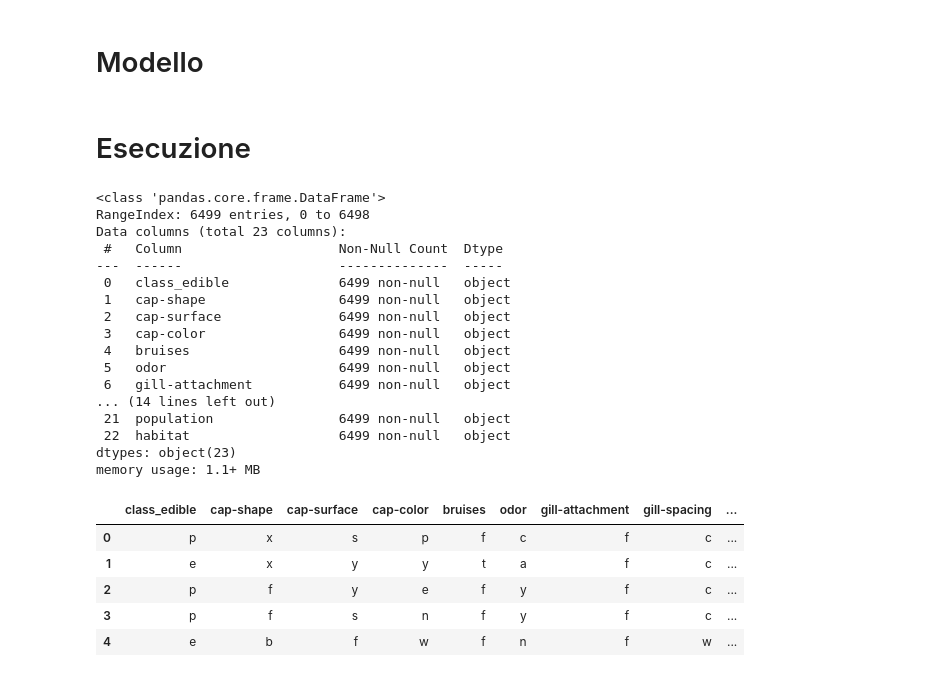
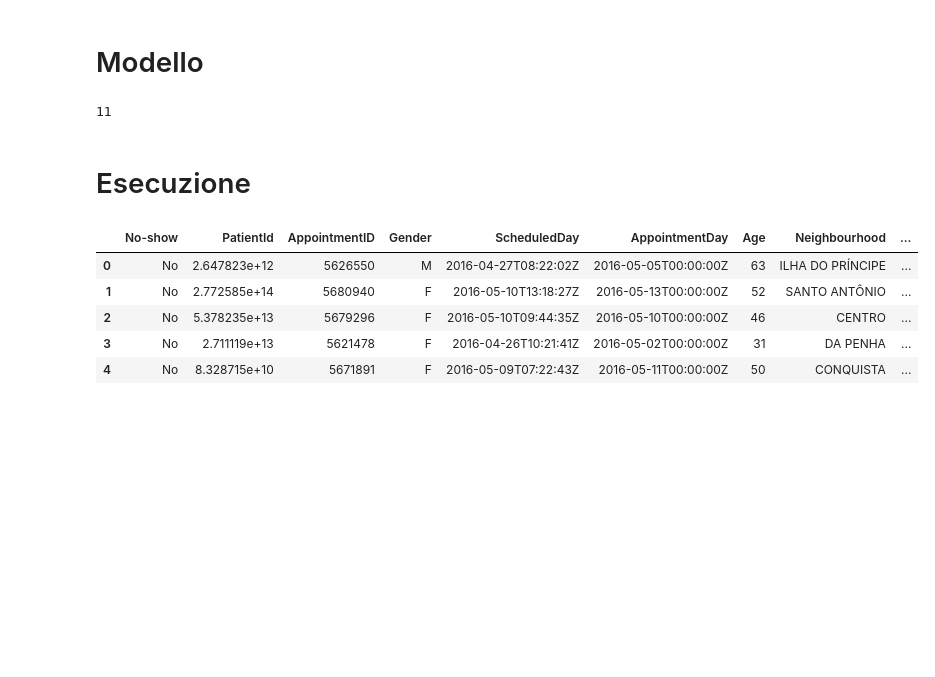
Before and after one commit to DunkleCat/ia-esame, a Jupyter notebook: training.ipynb, the cells around one changed output. Saved outputs shown, nothing was run; the diff lists cells and outputs as text; code cells hidden in the pictures; blank space fills up the shorter version.

```diff
--- a/training.ipynb
+++ b/training.ipynb
@@ -164,6 +167,10 @@ def print_test_model(model, dataframe_test, dataframe_test_target):
   print('Test Score: {}'.format(model.score(dataframe_test,
                                                dataframe_test_target)))
   #print('Best params: {}'.format(model.best_params_))
+# %%
+dataframe_train.shape[1]
+# %% [output]
+11
 # %% [markdown]
 # Esecuzione
 # %%
@@ -176,10 +183,10 @@ np.set_printoptions(precision=3, suppress=True)
 # %%
 ## MANUAL INTERVENTION #########################################################
 
-dataframe_train_path = "./dataframe_train.csv"
-dataframe_test_path = "./dataframe_test.csv"
-#dataframe_train_path = "/content/drive/My Drive/datasets/dataframe_train.csv"
-#dataframe_test_path = "/content/drive/My Drive/datasets/dataframe_test.csv"
+dataframe_train_path = "./train.csv"
+dataframe_test_path = "./test.csv"
+#dataframe_train_path = "/content/drive/My Drive/ia-esame/train.csv"
+#dataframe_test_path = "/content/drive/My Drive/ia-esame/test.csv"
 
 ################################################################################
 
@@ -194,32 +201,14 @@ dataframe_train, dataframe_test = io_load_multiple_csv([dataframe_train_path,
 
 ################################################################################
 # %%
-dataframe_train.info()
 dataframe_train.head()
 # %% [output]
-<class 'pandas.core.frame.DataFrame'>
-RangeIndex: 6499 entries, 0 to 6498
-Data columns (total 23 columns):
- #   Column                    Non-Null Count  Dtype
----  ------                    --------------  -----
- 0   class_edible              6499 non-null   object
- 1   cap-shape                 6499 non-null   object
- 2   cap-surface               6499 non-null   object
- 3   cap-color                 6499 non-null   object
- 4   bruises                   6499 non-null   object
- 5   odor                      6499 non-null   object
- 6   gill-attachment           6499 non-null   object
-... (14 lines left out)
- 21  population                6499 non-null   object
- 22  habitat                   6499 non-null   object
-dtypes: object(23)
-memory usage: 1.1+ MB
-|  | class_edible | cap-shape | cap-surface | cap-color | bruises | odor | gill-attachment | gill-spacing | ... |
-| 0 | p | x | s | p | f | c | f | c | ... |
-| 1 | e | x | y | y | t | a | f | c | ... |
-| 2 | p | f | y | e | f | y | f | c | ... |
-| 3 | p | f | s | n | f | y | f | c | ... |
-| 4 | e | b | f | w | f | n | f | w | ... |
+|  | No-show | PatientId | AppointmentID | Gender | ScheduledDay | AppointmentDay | Age | Neighbourhood | ... |
+| 0 | No | 2.647823e+12 | 5626550 | M | 2016-04-27T08:22:02Z | 2016-05-05T00:00:00Z | 63 | ILHA DO PRÍNCIPE | ... |
+| 1 | No | 2.772585e+14 | 5680940 | F | 2016-05-10T13:18:27Z | 2016-05-13T00:00:00Z | 52 | SANTO ANTÔNIO | ... |
+| 2 | No | 5.378235e+13 | 5679296 | F | 2016-05-10T09:44:35Z | 2016-05-10T00:00:00Z | 46 | CENTRO | ... |
+| 3 | No | 2.711119e+13 | 5621478 | F | 2016-04-26T10:21:41Z | 2016-05-02T00:00:00Z | 31 | DA PENHA | ... |
+| 4 | No | 8.328715e+10 | 5671891 | F | 2016-05-09T07:22:43Z | 2016-05-11T00:00:00Z | 50 | CONQUISTA | ... |
 # %%
 ## MANUAL INTERVENTION #########################################################
 
```
Also changed, not shown: parts of 5 cells of this notebook.
